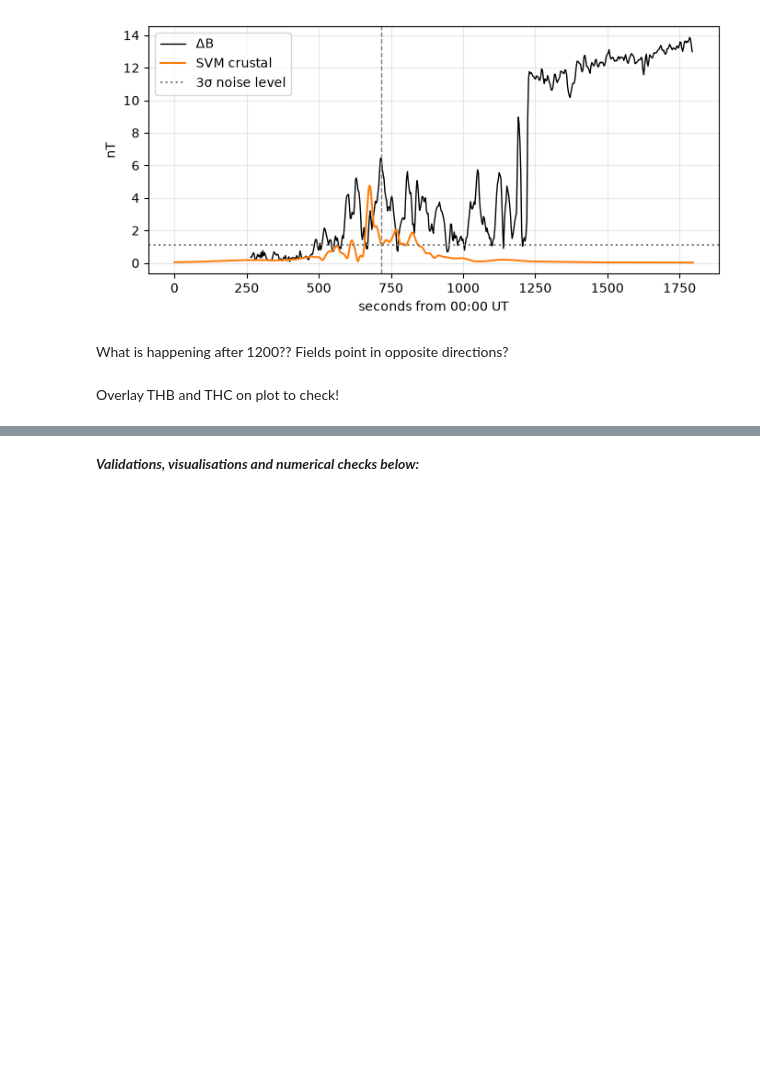
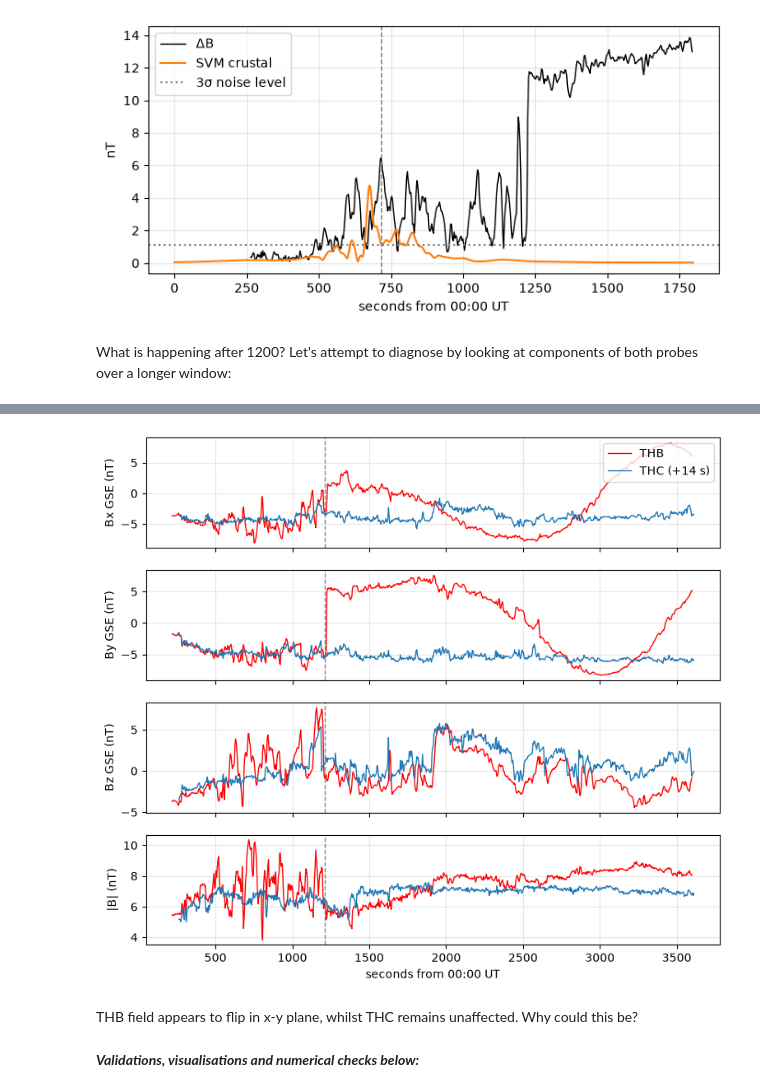
Before and after one commit to yulunwu000/artemis-lunar-plasma, a Jupyter notebook: notebooks/04_SVM_mapping.ipynb, the cells around one changed output, grey strips where cells are left out. Saved outputs shown, nothing was run; the diff lists cells and outputs as text; code cells hidden in the pictures; blank space fills up the shorter version.

Commit message:
added THB and THC plots for extended interval

```diff
--- a/notebooks/04_SVM_mapping.ipynb
+++ b/notebooks/04_SVM_mapping.ipynb
@@ -510,7 +510,24 @@ ax.grid(True, alpha=0.3); ax.legend()
 plt.show()
 # %% [output]
 [figure]
-# %% [markdown]
-What is happening after 1200?? Fields point in opposite directions?
-# %% [markdown]
-Overlay THB and THC on plot to check!
+# %% [markdown]
+What is happening after 1200? Let's attempt to diagnose by looking at components of both probes over a longer window:
+# %%
+tr_long = ['2013-12-04/00:00', '2013-12-04/01:00']
+pyspedas.projects.themis.fgm(probe=['b', 'c'], trange=tr_long, level='l2', time_clip=True)
+b_l = get_data('thb_fgs_gse')
+c_l = get_data('thc_fgs_gse')
+
+fig, axs = plt.subplots(4, 1, sharex=True, figsize=(9, 8))
+for i, lab in enumerate(['Bx', 'By', 'Bz']):
+    axs[i].plot(b_l.times - t0, b_l.y[:, i], color='r', lw=1, label='THB')
+    axs[i].plot(c_l.times + shift - t0, c_l.y[:, i], color='C0', lw=1, label=f'THC (+{shift:.0f} s)')
+    axs[i].set_ylabel(f'{lab} GSE (nT)')
+axs[3].plot(b_l.times - t0, np.linalg.norm(b_l.y, axis=1), color='r', lw=1, label='THB')
+axs[3].plot(c_l.times + shift - t0, np.linalg.norm(c_l.y, axis=1), color='C0', lw=1, label='THC')
+axs[3].set_ylabel('|B| (nT)'); axs[3].set_xlabel('seconds from 00:00 UT')
+for ax in axs:
+    ax.grid(True, alpha=0.3); ax.axvline(1210, color='grey', ls='--', lw=1)
+axs[0].legend(loc='upper right')
+plt.show()
+# %% [output]
@@ -517,3 +543,6 @@ Overlay THB and THC on plot to check!
+[figure, added]
+# %% [markdown]
+THB field appears to flip in x-y plane, whilst THC remains unaffected. Why could this be?
 # %% [markdown]
 ***Validations, visualisations and numerical checks below:***
 # %% [markdown]
```
Also changed, not shown: parts of 1 cell of this notebook.
